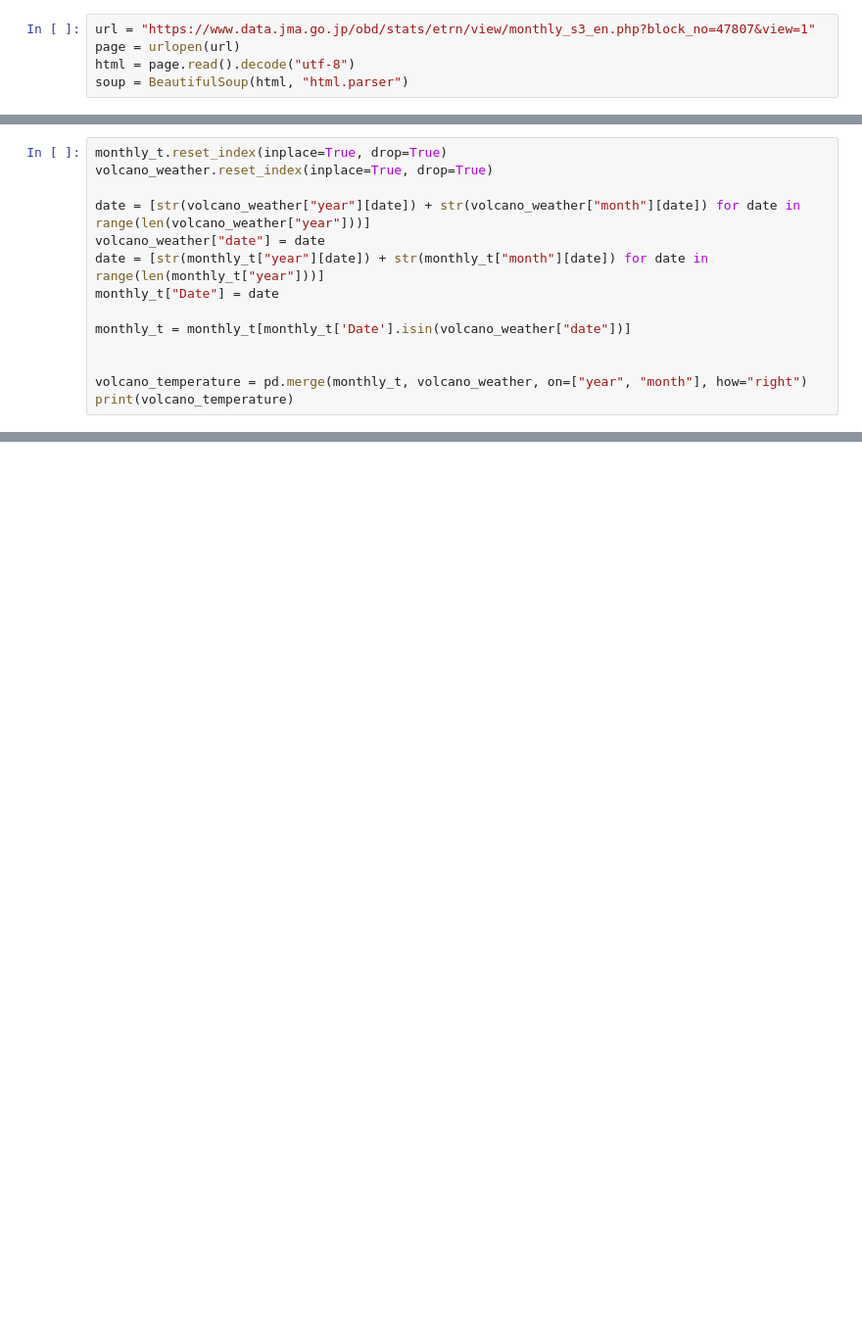
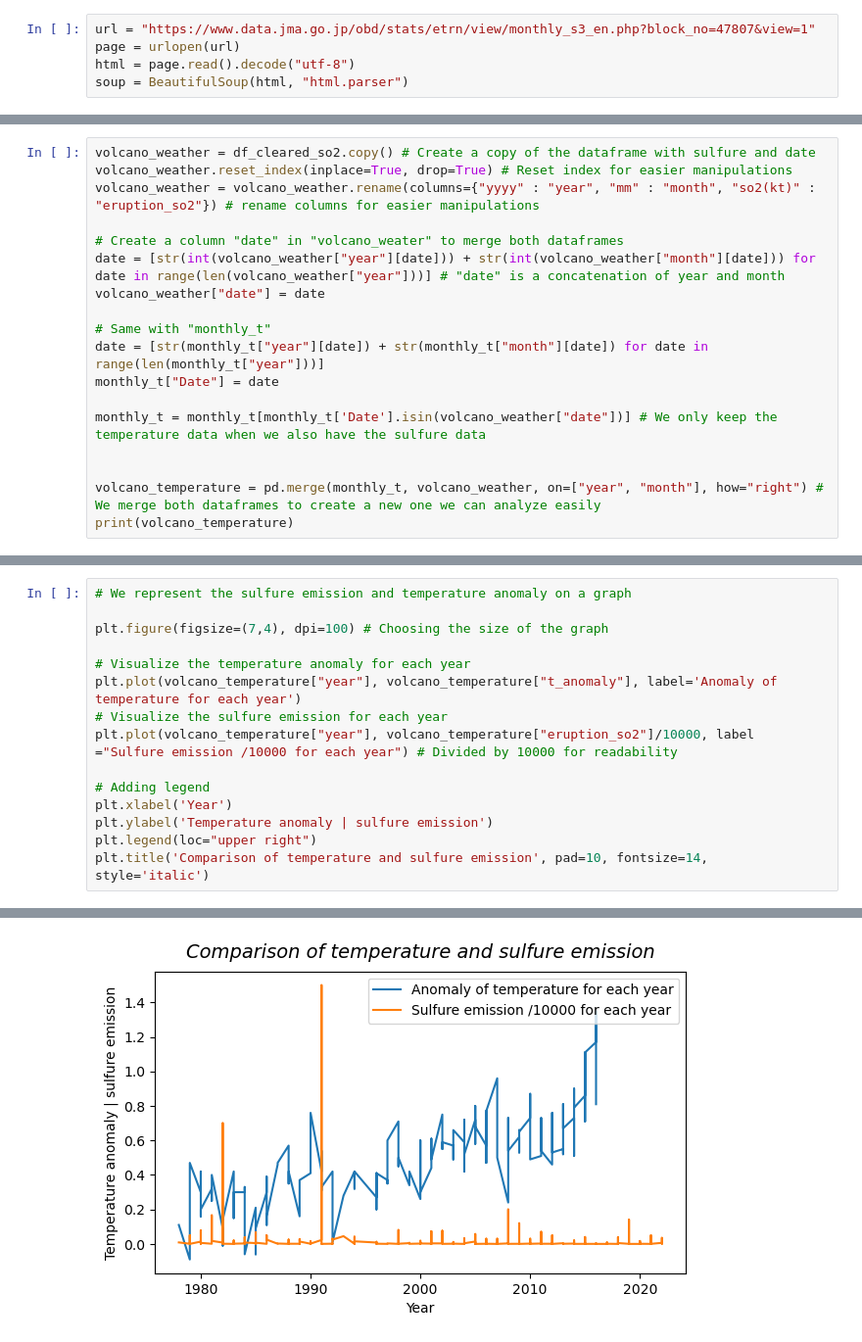
Before and after one commit to Melvin-klein/outinfo, a Jupyter notebook: projet.ipynb, the cells around one changed output, grey strips where cells are left out. Shown: that part at 98% size. Cells and saved outputs as stored; diff of their text form; blank space fills up the shorter version.

Commit message:
QUASI FINI
Réparer mon code cassé à cause de Melvine
Graphique propre températures/sulfure global
Graphique températures/sulfure Japon
Mise en page

```diff
--- a/projet.ipynb
+++ b/projet.ipynb
@@ -171,14 +281,18 @@ monthly_t
 # %%
-monthly_t.reset_index(inplace=True, drop=True)
-volcano_weather.reset_index(inplace=True, drop=True)
+volcano_weather = df_cleared_so2.copy() # Create a copy of the dataframe with sulfure and date
+volcano_weather.reset_index(inplace=True, drop=True) # Reset index for easier manipulations
+volcano_weather = volcano_weather.rename(columns={"yyyy" : "year", "mm" : "month", "so2(kt)" : "eruption_so2"}) # rename columns for easier manipulations
 
-date = [str(volcano_weather["year"][date]) + str(volcano_weather["month"][date]) for date in range(len(volcano_weather["year"]))]
+# Create a column "date" in "volcano_weater" to merge both dataframes
+date = [str(int(volcano_weather["year"][date])) + str(int(volcano_weather["month"][date])) for date in range(len(volcano_weather["year"]))] # "date" is a concatenation of year and month
 volcano_weather["date"] = date
+
+# Same with "monthly_t"
 date = [str(monthly_t["year"][date]) + str(monthly_t["month"][date]) for date in range(len(monthly_t["year"]))]
 monthly_t["Date"] = date
 
-monthly_t = monthly_t[monthly_t['Date'].isin(volcano_weather["date"])]
+monthly_t = monthly_t[monthly_t['Date'].isin(volcano_weather["date"])] # We only keep the temperature data when we also have the sulfure data
 
 
-volcano_temperature = pd.merge(monthly_t, volcano_weather, on=["year", "month"], how="right")
+volcano_temperature = pd.merge(monthly_t, volcano_weather, on=["year", "month"], how="right") # We merge both dataframes to create a new one we can analyze easily
 print(volcano_temperature)
@@ -198,0 +340,16 @@ plt.title('Visualisation de données éparses', pad=10, fontsize=14, style='ital
+# %%
+# We represent the sulfure emission and temperature anomaly on a graph
+
+plt.figure(figsize=(7,4), dpi=100) # Choosing the size of the graph
+
+# Visualize the temperature anomaly for each year
+plt.plot(volcano_temperature["year"], volcano_temperature["t_anomaly"], label='Anomaly of temperature for each year')
+# Visualize the sulfure emission for each year
+plt.plot(volcano_temperature["year"], volcano_temperature["eruption_so2"]/10000, label ="Sulfure emission /10000 for each year") # Divided by 10000 for readability
+
+# Adding legend
+plt.xlabel('Year')
+plt.ylabel('Temperature anomaly | sulfure emission')
+plt.legend(loc="upper right")
+plt.title('Comparison of temperature and sulfure emission', pad=10, fontsize=14, style='italic')
+# %% [output]
@@ -198,0 +357 @@ plt.title('Visualisation de données éparses', pad=10, fontsize=14, style='ital
+[figure, added]
```
Also changed, not shown: parts of 36 cells of this notebook, 1 other file.
